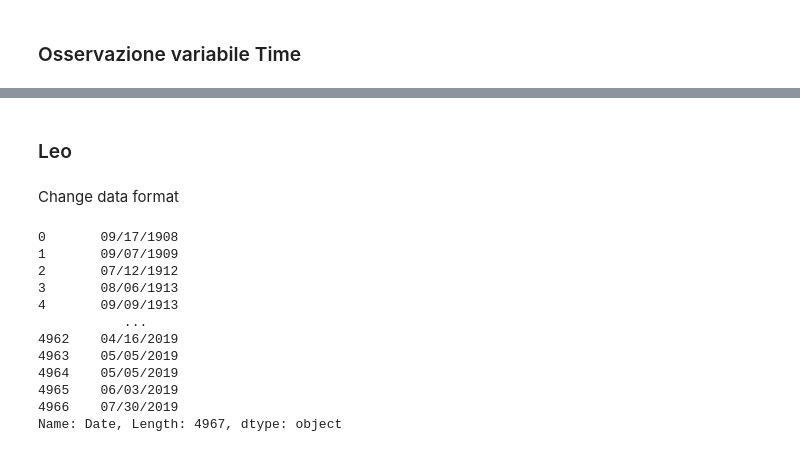
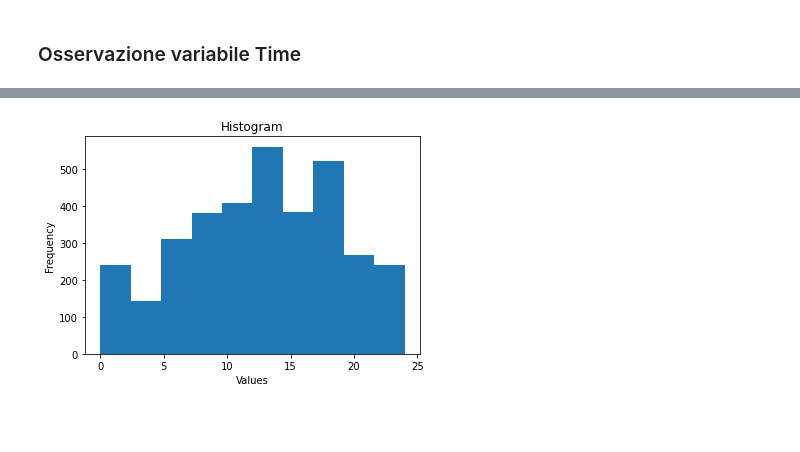
Before and after one commit to GabrieleLobina/network-project, a Jupyter notebook: Airplane_crashes.ipynb, the cells around one changed output, grey strips where cells are left out. Drawn from its saved outputs; the diff is of its cells as text; code cells hidden in the pictures; blank space fills up the shorter version.

```diff
--- a/Airplane_crashes.ipynb
+++ b/Airplane_crashes.ipynb
@@ -438,21 +505,22 @@ print(len(int_ore),int_ore,type(int_ore[2]))
+# %%
+new_int_ore=[]
+for i in int_ore:
+    if i == 90:
+        i = 9
+        new_int_ore.append(i)
+    elif i == 91:
+        i=19
+        new_int_ore.append(i)
+    else:
+        new_int_ore.append(i)
+# %%
+patches=plt.hist(new_int_ore)
+
+plt.xlabel("Values")
+plt.ylabel("Frequency")
+plt.title("Histogram")
+plt.show()
+# %% [output]
+[figure, added]
 # %%
 dataset=dataset.assign(Hour=new_ore)
-# %% [markdown]
-###    Leo
-# %% [markdown]
-Change data format
-# %%
-print(dataset['Date'])
-# %% [output]
-0       09/17/1908
-1       09/07/1909
-2       07/12/1912
-3       08/06/1913
-4       09/09/1913
-           ...
-4962    04/16/2019
-4963    05/05/2019
-4964    05/05/2019
-4965    06/03/2019
-4966    07/30/2019
-Name: Date, Length: 4967, dtype: object
```
Also changed, not shown: parts of 43 cells of this notebook.
